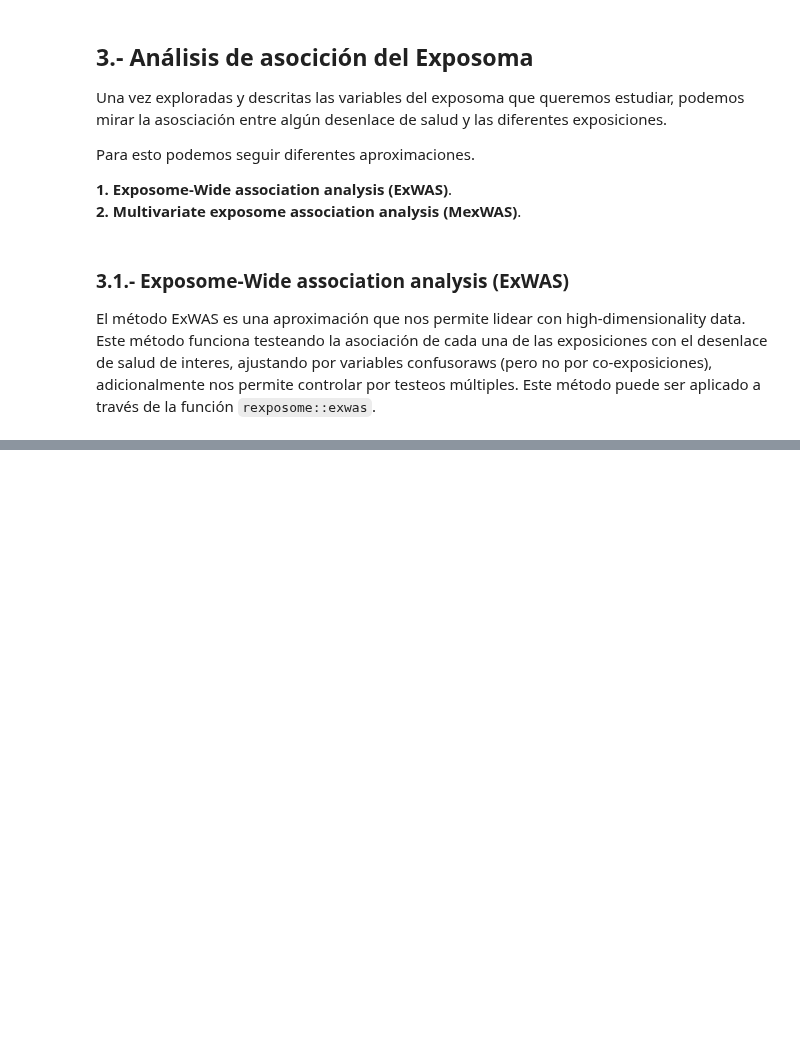
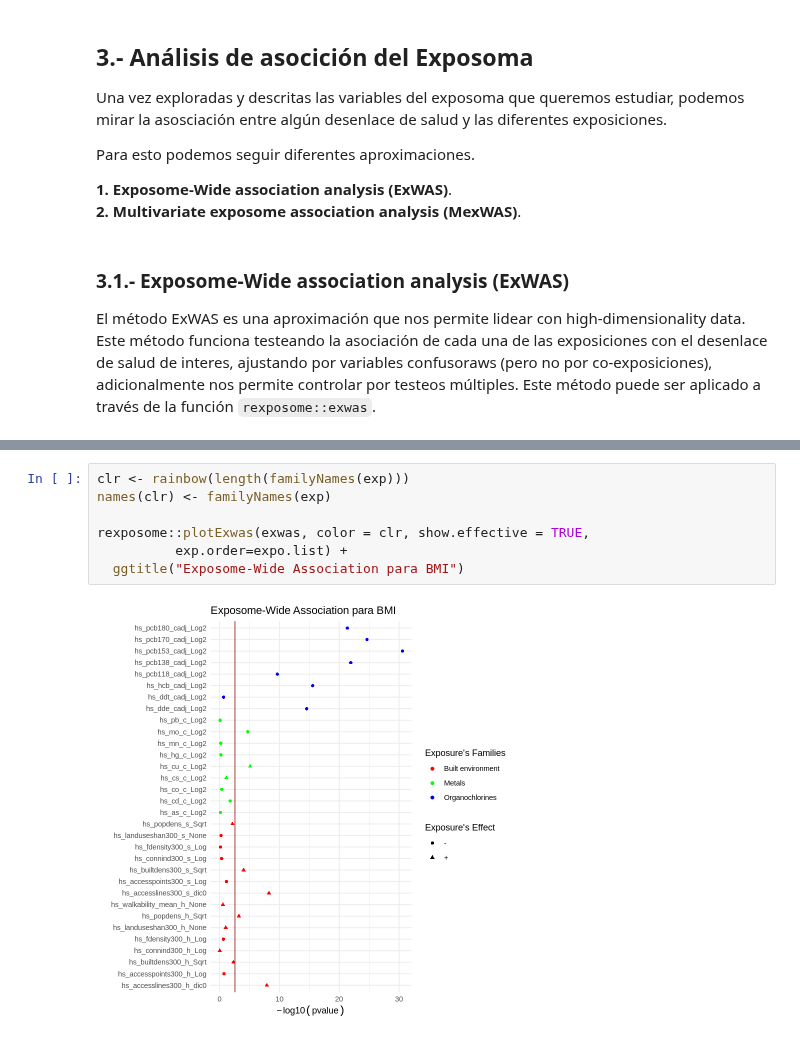
Before and after one commit to alldominguez/ISGlobal.sesion4.Exposoma, a Jupyter notebook: curso_exposoma_modulo_4.ipynb, the cells around one changed output, grey strips where cells are left out. Drawn from its saved outputs; the diff is of its cells as text; blank space fills up the shorter version.

```diff
--- a/curso_exposoma_modulo_4.ipynb
+++ b/curso_exposoma_modulo_4.ipynb
@@ -385,0 +401,9 @@ exwas
+# %%
+clr <- rainbow(length(familyNames(exp)))
+names(clr) <- familyNames(exp)
+
+rexposome::plotExwas(exwas, color = clr, show.effective = TRUE,
+          exp.order=expo.list) +
+  ggtitle("Exposome-Wide Association para BMI")
+# %% [output]
+[figure, added]
```
Also changed, not shown: parts of 14 cells of this notebook.
